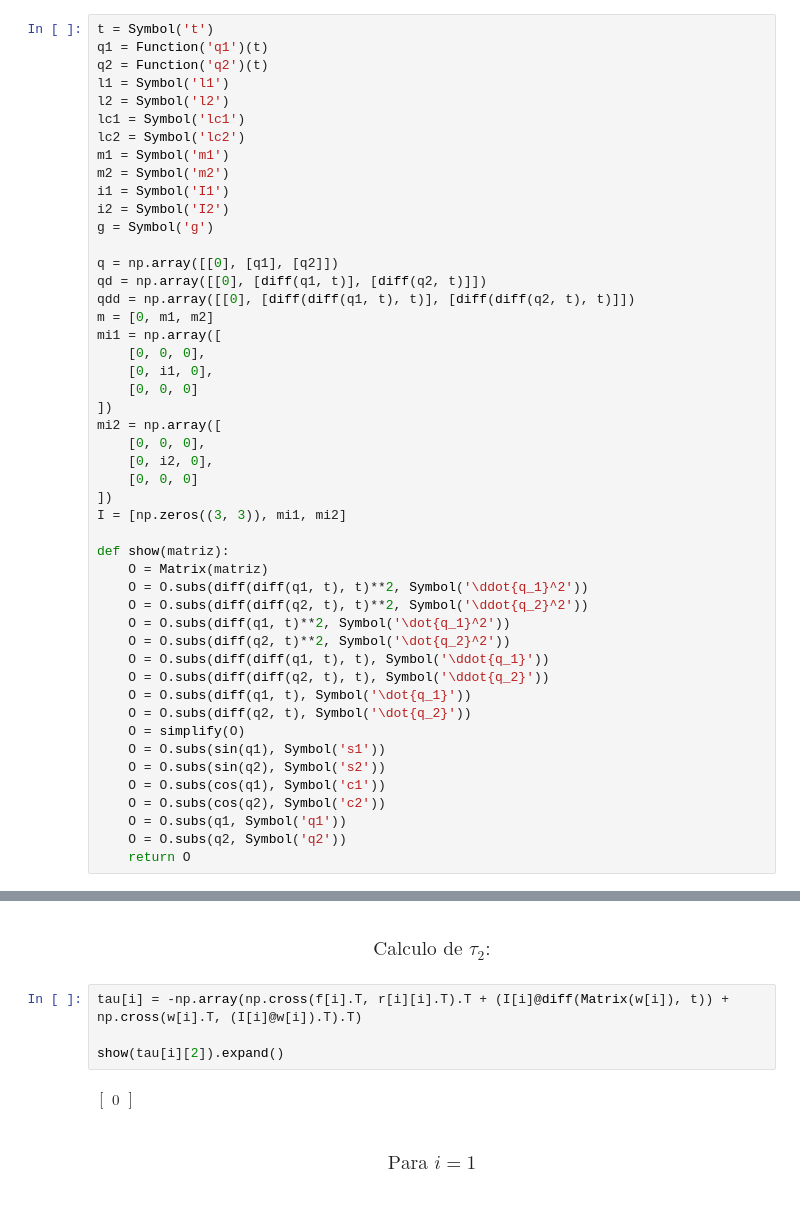
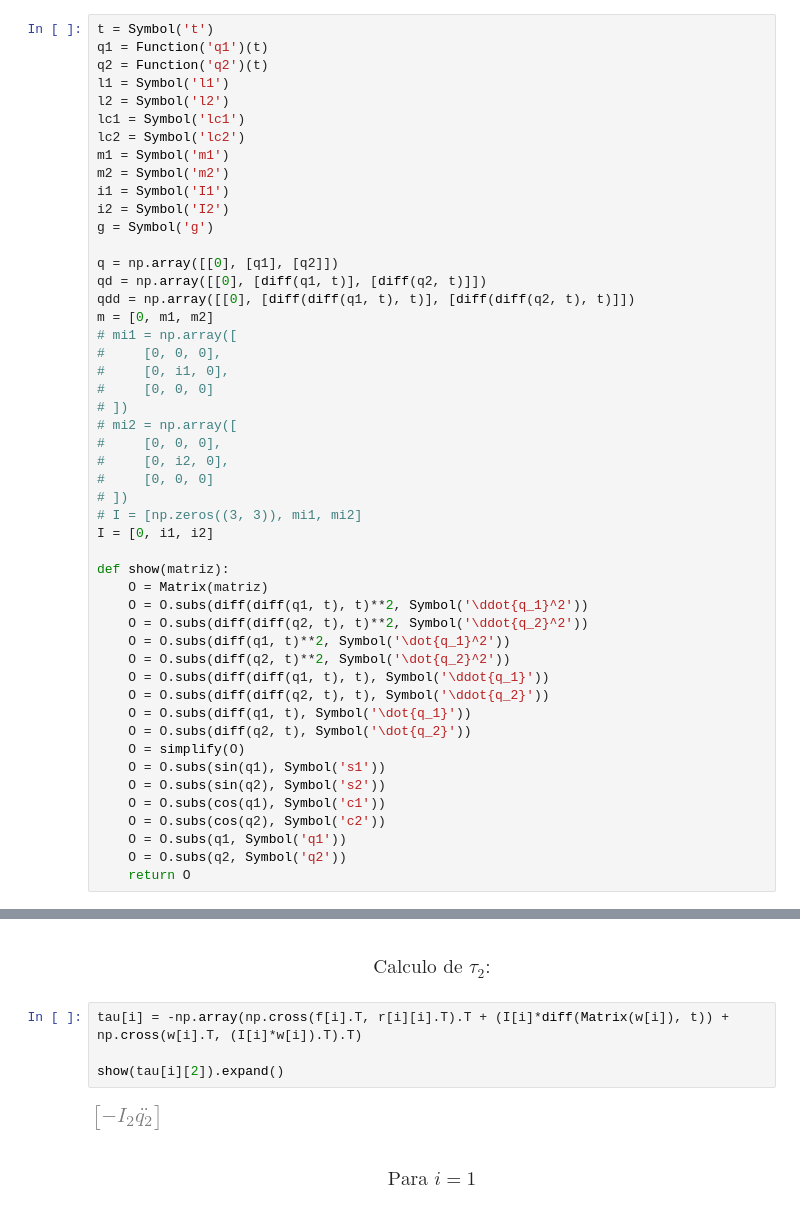
Before and after one commit to ErickNMA/Robotics, a Jupyter notebook: Dynamics/EA_3/N-E.ipynb, the cells around one changed output, grey strips where cells are left out. Saved outputs shown, nothing was run; the diff lists cells and outputs as text.

```diff
--- a/Dynamics/EA_3/N-E.ipynb
+++ b/Dynamics/EA_3/N-E.ipynb
@@ -21,17 +21,18 @@ q = np.array([[0], [q1], [q2]])
 qd = np.array([[0], [diff(q1, t)], [diff(q2, t)]])
 qdd = np.array([[0], [diff(diff(q1, t), t)], [diff(diff(q2, t), t)]])
 m = [0, m1, m2]
-mi1 = np.array([
-    [0, 0, 0],
-    [0, i1, 0],
-    [0, 0, 0]
-])
-mi2 = np.array([
-    [0, 0, 0],
-    [0, i2, 0],
-    [0, 0, 0]
-])
-I = [np.zeros((3, 3)), mi1, mi2]
+# mi1 = np.array([
+#     [0, 0, 0],
+#     [0, i1, 0],
+#     [0, 0, 0]
+# ])
+# mi2 = np.array([
+#     [0, 0, 0],
+#     [0, i2, 0],
+#     [0, 0, 0]
+# ])
+# I = [np.zeros((3, 3)), mi1, mi2]
+I = [0, i1, i2]
 
 def show(matriz):
     O = Matrix(matriz)
@@ -206,11 +207,11 @@ $\displaystyle \left[\begin{matrix}\ddot{q_1} l_{1} m_{2} - \frac{\dot{q_1}^2 m_
 # %% [markdown]
 ### $$\text{Calculo de } \tau_2 \text{:}$$
 # %%
-tau[i] = -np.array(np.cross(f[i].T, r[i][i].T).T + (I[i]@diff(Matrix(w[i]), t)) + np.cross(w[i].T, (I[i]@w[i]).T).T)
+tau[i] = -np.array(np.cross(f[i].T, r[i][i].T).T + (I[i]*diff(Matrix(w[i]), t)) + np.cross(w[i].T, (I[i]*w[i]).T).T)
 
 show(tau[i][2]).expand()
 # %% [output]
-$\displaystyle \left[\begin{matrix}0\end{matrix}\right]$
+[figure, added]
 # %% [markdown]
 ### $$\text{Para } i = 1$$
 # %% [markdown]
```
Also changed, not shown: parts of 16 cells of this notebook, 1 other file.
